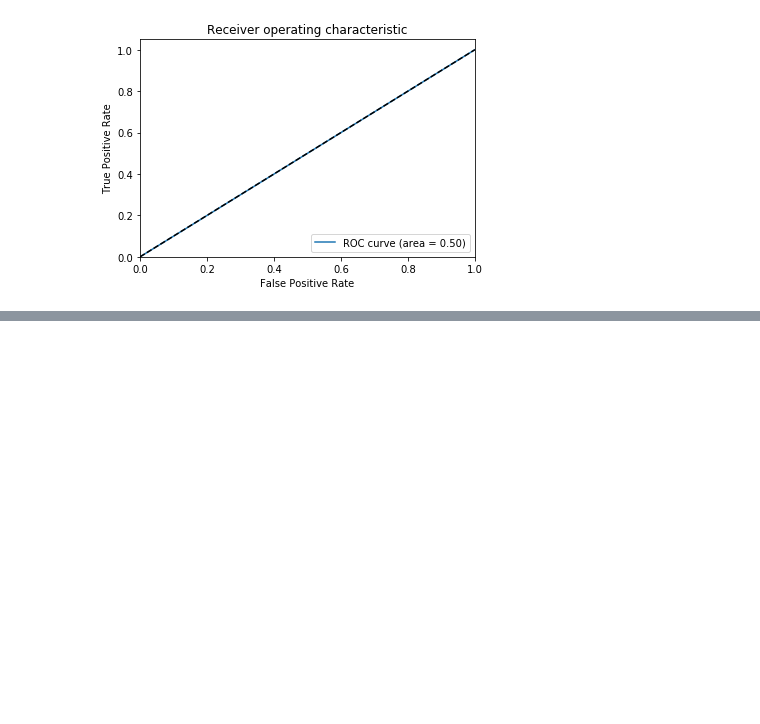
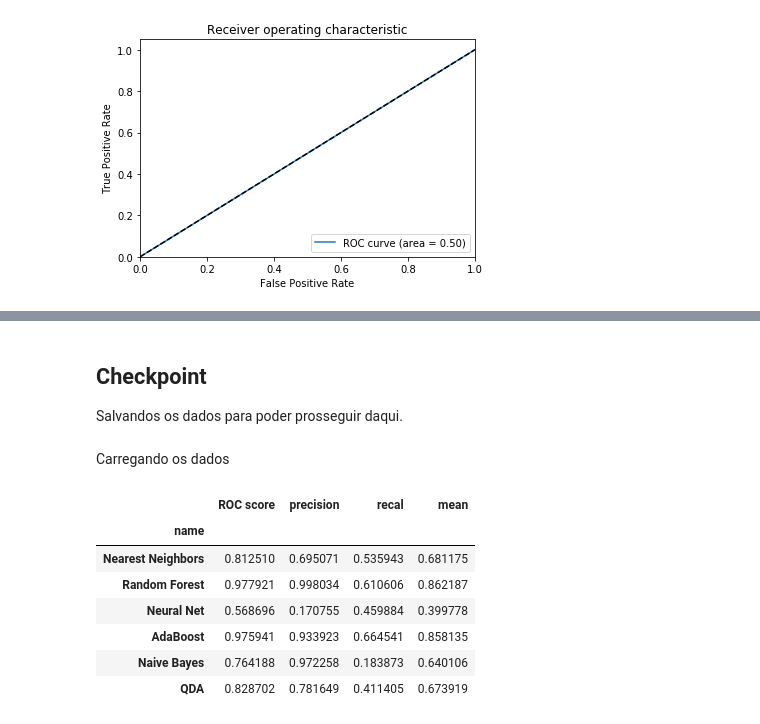
Before and after one commit to rafaelnovello/Machine-Learning-Nanodegree, a Jupyter notebook: 5-Capstone-Project/Project/Facebook-Human-Robot.ipynb, the cells around one changed output, grey strips where cells are left out. Drawn from its saved outputs; the diff is of its cells as text; code cells hidden in the pictures; blank space fills up the shorter version.

Commit message:
Testando modelos diferentes

```diff
--- a/5-Capstone-Project/Project/Facebook-Human-Robot.ipynb
+++ b/5-Capstone-Project/Project/Facebook-Human-Robot.ipynb
@@ -297,0 +341,18 @@ plt.show()
+# %%
+results = []
+for name, clf in zip(names, classifiers):
+    print(name)
+    try:
+        clf.fit(X_train, y_train)
+        y_pred = clf.predict(X_test)
+        y_scores = clf.predict_proba(X_test)[:,1]
+    except:
+        print "Could not train %s model" % name
+        continue
+
+    results.append({
+        'name': name,
+        'precision': precision_score(y_test, y_pred),
+        'recal': recall_score(y_test, y_pred),
+        'ROC score': roc_auc_score(y_test, y_scores)
+    })
@@ -297,0 +374,37 @@ plt.show()
+# %% [markdown]
+## Checkpoint
+
+Salvandos os dados para poder prosseguir daqui.
+# %%
+import pickle
+
+with open('../input/train_test.pkl', 'wb') as f:
+    pickle.dump([X_train, X_test, y_train, y_test], f)
+
+with open('../input/results.pkl', 'wb') as f:
+    pickle.dump(results, f)
+# %% [markdown]
+Carregando os dados
+# %%
+import pickle
+
+with open('../input/train_test.pkl', 'rb') as f:
+    X_train, X_test, y_train, y_test = pickle.load(f)
+
+with open('../input/results.pkl', 'rb') as f:
+    results = pickle.load(f)
+# %%
+results = pd.DataFrame(results)
+results = results.set_index('name')
+# %%
+results['mean'] = results.mean(axis=1)
+results
+# %% [output]
+|  | ROC score | precision | recal | mean |
+| name |  |  |  |  |
+| Nearest Neighbors | 0.812510 | 0.695071 | 0.535943 | 0.681175 |
+| Random Forest | 0.977921 | 0.998034 | 0.610606 | 0.862187 |
+| Neural Net | 0.568696 | 0.170755 | 0.459884 | 0.399778 |
+| AdaBoost | 0.975941 | 0.933923 | 0.664541 | 0.858135 |
+| Naive Bayes | 0.764188 | 0.972258 | 0.183873 | 0.640106 |
+| QDA | 0.828702 | 0.781649 | 0.411405 | 0.673919 |
```
Also changed, not shown: parts of 7 cells of this notebook, 1 other file.
